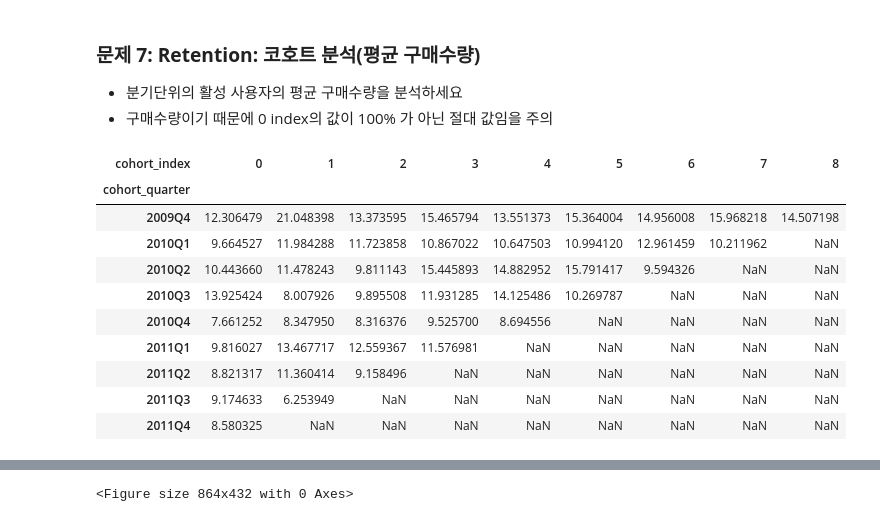
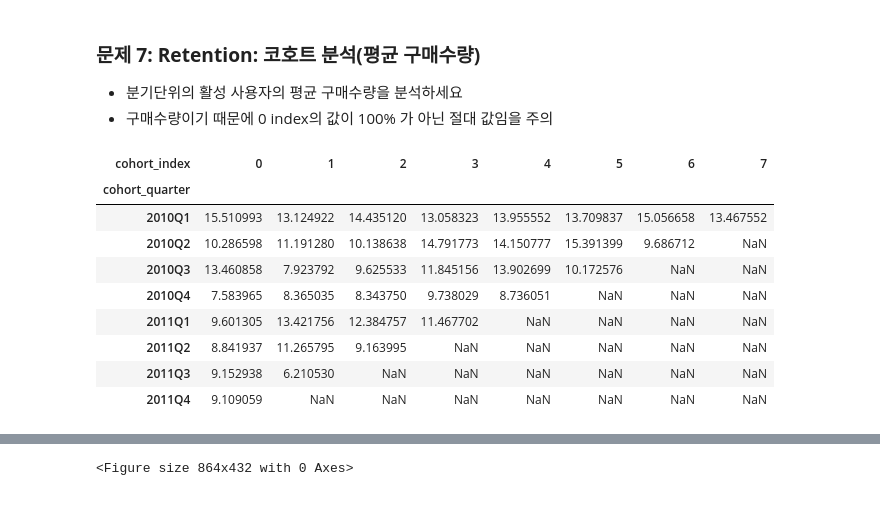
Before and after one commit to nazirite96/dasi4, a Jupyter notebook: stat_MQ_박기웅_1.ipynb, the cells around one changed output, grey strips where cells are left out. Saved outputs shown, nothing was run; the diff lists cells and outputs as text; code cells hidden in the pictures.

```diff
--- a/stat_MQ_박기웅_1.ipynb
+++ b/stat_MQ_박기웅_1.ipynb
@@ -616,3 +674,8 @@ heatmap = sns.heatmap(
 )
 # %% [output]
 [figure]
+# %%
+retail = retail[retail['InvoiceDate'] >= '2010-01-01']
+
+retail['YearMonth'] =retail['InvoiceDate'].dt.to_period('M')
+retail["cohort_month"] = retail.groupby('Customer ID')['YearMonth'].transform("min")
@@ -618,0 +707,11 @@ heatmap = sns.heatmap(
+# %%
+retail['YearMonth_quarter'] =retail['YearMonth'].dt.to_period('Q')
+retail['cohort_quarter'] = retail['cohort_month'].dt.to_period('Q')
+
+
+retail['QuarterDiff'] =  retail['YearMonth_quarter'].apply(lambda x: x.ordinal) -retail['cohort_quarter'].apply(lambda x: x.ordinal)
+
+retail =retail.rename({'QuarterDiff':'cohort_index'},axis=1)
+
+
+retail
@@ -618,0 +732,10 @@ heatmap = sns.heatmap(
+# %%
+cohort_counts = retail.groupby(['cohort_quarter', 'cohort_index'])['Customer ID'].nunique()
+
+cohort_counts_df = cohort_counts.to_frame().rename(columns={'Customer ID':'users'}).sort_values(by=['cohort_quarter'])
+
+
+cohort_counts_df['retention_rate'] = cohort_counts_df['users'] / cohort_counts_df.groupby(["cohort_quarter"])["users"].transform("max") * 100
+
+cohorts_pivot = cohort_counts_df.pivot_table(index='cohort_quarter', columns = 'cohort_index', values = 'retention_rate')
+cohorts_pivot
@@ -622,26 +769,25 @@ heatmap = sns.heatmap(
 - 분기단위의 활성 사용자의 평균 구매수량을 분석하세요
 - 구매수량이기 때문에 0 index의 값이 100% 가 아닌 절대 값임을 주의
 # %%
-average_quantity  = retail_acti.groupby(['cohort_quarter', 'cohort_index'])['Quantity'].mean()
+average_quantity  = retail.groupby(['cohort_quarter', 'cohort_index'])['Quantity'].mean()
 
 average_quantity_df = average_quantity.to_frame().rename(columns={'Quantity':'average_quantity'}).sort_values(by=['cohort_quarter'])
 cohort_counts_df
 
 
 average_quantity = average_quantity_df.pivot_table(index='cohort_quarter', columns = 'cohort_index', values = 'average_quantity')
 average_quantity
 # %% [output]
-| cohort_index | 0 | 1 | 2 | 3 | 4 | 5 | 6 | 7 | 8 |
-| cohort_quarter |  |  |  |  |  |  |  |  |  |
-| 2009Q4 | 12.306479 | 21.048398 | 13.373595 | 15.465794 | 13.551373 | 15.364004 | 14.956008 | 15.968218 | 14.507198 |
-| 2010Q1 | 9.664527 | 11.984288 | 11.723858 | 10.867022 | 10.647503 | 10.994120 | 12.961459 | 10.211962 | NaN |
-| 2010Q2 | 10.443660 | 11.478243 | 9.811143 | 15.445893 | 14.882952 | 15.791417 | 9.594326 | NaN | NaN |
-| 2010Q3 | 13.925424 | 8.007926 | 9.895508 | 11.931285 | 14.125486 | 10.269787 | NaN | NaN | NaN |
-| 2010Q4 | 7.661252 | 8.347950 | 8.316376 | 9.525700 | 8.694556 | NaN | NaN | NaN | NaN |
-| 2011Q1 | 9.816027 | 13.467717 | 12.559367 | 11.576981 | NaN | NaN | NaN | NaN | NaN |
-| 2011Q2 | 8.821317 | 11.360414 | 9.158496 | NaN | NaN | NaN | NaN | NaN | NaN |
-| 2011Q3 | 9.174633 | 6.253949 | NaN | NaN | NaN | NaN | NaN | NaN | NaN |
-| 2011Q4 | 8.580325 | NaN | NaN | NaN | NaN | NaN | NaN | NaN | NaN |
+| cohort_index | 0 | 1 | 2 | 3 | 4 | 5 | 6 | 7 |
+| cohort_quarter |  |  |  |  |  |  |  |  |
+| 2010Q1 | 15.510993 | 13.124922 | 14.435120 | 13.058323 | 13.955552 | 13.709837 | 15.056658 | 13.467552 |
+| 2010Q2 | 10.286598 | 11.191280 | 10.138638 | 14.791773 | 14.150777 | 15.391399 | 9.686712 | NaN |
+| 2010Q3 | 13.460858 | 7.923792 | 9.625533 | 11.845156 | 13.902699 | 10.172576 | NaN | NaN |
+| 2010Q4 | 7.583965 | 8.365035 | 8.343750 | 9.738029 | 8.736051 | NaN | NaN | NaN |
+| 2011Q1 | 9.601305 | 13.421756 | 12.384757 | 11.467702 | NaN | NaN | NaN | NaN |
+| 2011Q2 | 8.841937 | 11.265795 | 9.163995 | NaN | NaN | NaN | NaN | NaN |
+| 2011Q3 | 9.152938 | 6.210530 | NaN | NaN | NaN | NaN | NaN | NaN |
+| 2011Q4 | 9.109059 | NaN | NaN | NaN | NaN | NaN | NaN | NaN |
 # %%
 #heatmap 코드
 heatmap = sns.heatmap(
```
Also changed, not shown: parts of 25 cells of this notebook.
